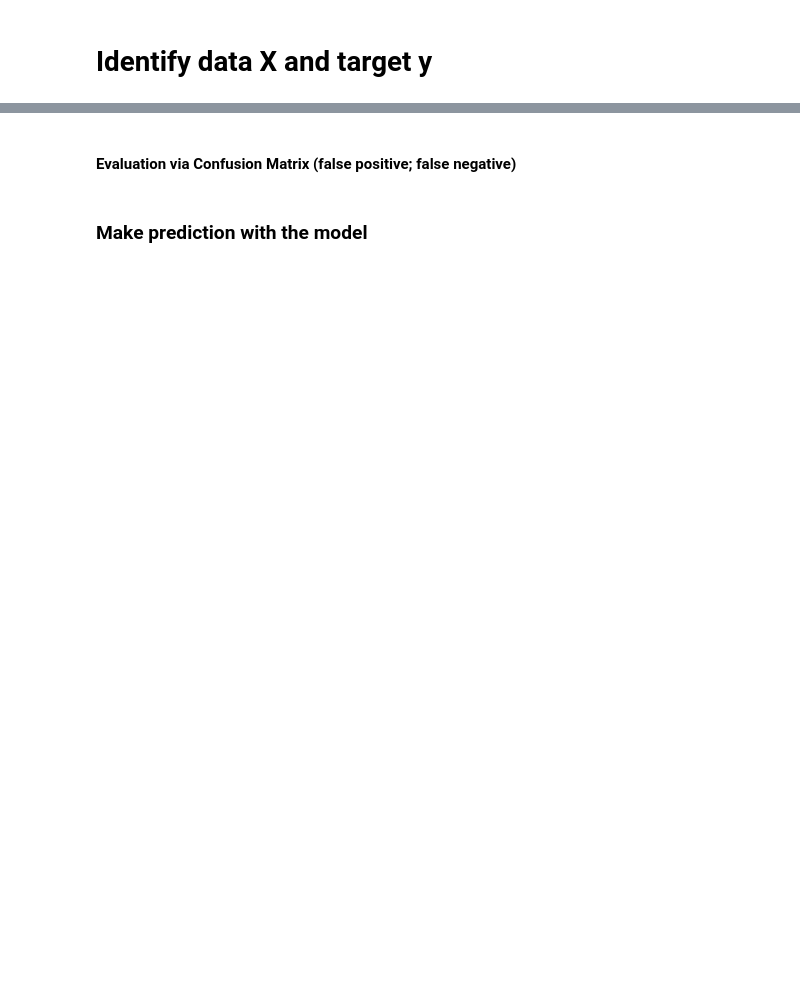
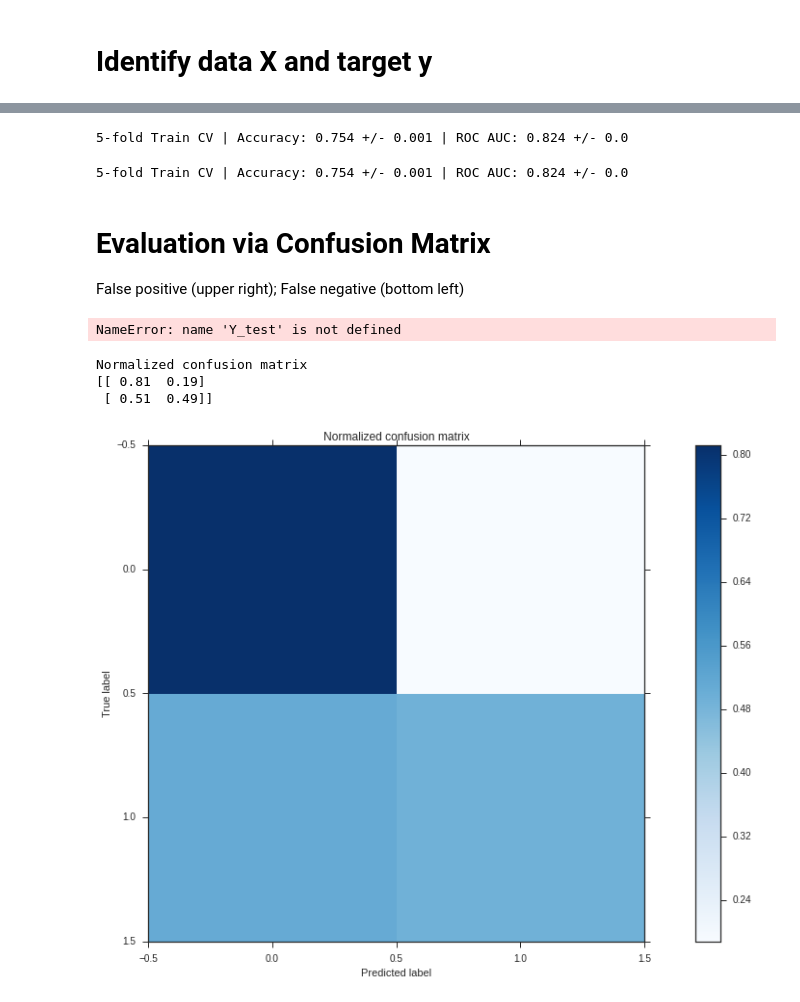
Before and after one commit to xun-tang/pyladies_jupyter_demo, a Jupyter notebook: Predict_Review_Five_Star_Rating.ipynb, the cells around one changed output, grey strips where cells are left out. Cells and saved outputs as stored; diff of their text form; code cells hidden in the pictures; blank space fills up the shorter version.

```diff
--- a/Predict_Review_Five_Star_Rating.ipynb
+++ b/Predict_Review_Five_Star_Rating.ipynb
@@ -254,9 +301,8 @@ X_test_scaled = scaler.transform(X_test)
 # %%
 from sklearn import linear_model
+from sklearn.cross_validation import StratifiedKFold
 
 # Build model using default parameter values
 lrc = linear_model.LogisticRegression()
-
-# cross-validation
-cv = StratifiedKFold(y, n_folds=5, shuffle=True)
-training_score(lrc, X_train_scaled, y, cv)
+# %% [output]
+5-fold Train CV | Accuracy: 0.754 +/- 0.001 | ROC AUC: 0.824 +/- 0.0
@@ -263,39 +312,56 @@ training_score(lrc, X_train_scaled, y, cv)
+# %%
+# print cross-validation scores
+training_score(
+    est=lrc,
+    X=X_train_scaled,
+    y=y_train,
+    cv=cv,
+)
+# %% [output]
+5-fold Train CV | Accuracy: 0.754 +/- 0.001 | ROC AUC: 0.824 +/- 0.0
 # %% [markdown]
-#### Evaluation via Confusion Matrix (false positive; false negative)
+# Evaluation via Confusion Matrix
+False positive (upper right);
+False negative (bottom left)
+# %%
+# Compute confusion matrix
+import matplotlib.pyplot as plt
+from sklearn.cross_validation import train_test_split
+from sklearn.metrics import confusion_matrix
+
+def plot_confusion_matrix(cm, title='Confusion matrix', cmap=plt.cm.Blues):
+    plt.imshow(cm, interpolation='nearest', cmap=cmap)
+    plt.title(title)
+    plt.colorbar()
+    plt.tight_layout()
+    plt.ylabel('True label')
+    plt.xlabel('Predicted label')
+
+# Run classifier
+lrc_fit = lrc.fit(X_train_scaled, y_train)
+y_pred = lrc_fit.predict(X_test_scaled)
+cm = confusion_matrix(y_test, y_pred)
+# %% [output]
+NameError: name 'Y_test' is not defined
 # %%
-# Compute confusion matrix
-import matplotlib.pyplot as plt
-from sklearn.cross_validation import train_test_split
-from sklearn.metrics import confusion_matrix
-
-def plot_confusion_matrix(cm, title='Confusion matrix', cmap=plt.cm.Blues):
-    plt.imshow(cm, interpolation='nearest', cmap=cmap)
-    plt.title(title)
-    plt.colorbar()
-    plt.tight_layout()
-    plt.ylabel('True label')
-    plt.xlabel('Predicted label')
-
-# Split the data into a training set and a test set
-X_train, X_test, Y_train, Y_test = train_test_split(X, y)
-
-# Run classifier
-Y_pred = lrc.fit(X_train, Y_train).predict(X_test)
-cm = confusion_matrix(Y_test, Y_pred)
-
+'''
 # Compute confusion matrix
 np.set_printoptions(precision=2)
 print('Confusion matrix, without normalization')
 print(cm)
 plt.figure()
 plot_confusion_matrix(cm)
+'''
 
 # Normalize the confusion matrix by row (i.e by the number of samples in each class)
 cm_normalized = cm.astype('float') / cm.sum(axis=1)[:, np.newaxis]
 print('Normalized confusion matrix')
 print(cm_normalized)
 plt.figure()
 plot_confusion_matrix(cm_normalized, title='Normalized confusion matrix')
 plt.show()
+# %% [output]
+Normalized confusion matrix
+[[ 0.81  0.19]
+ [ 0.51  0.49]]
+[figure, added]
-# %% [markdown]
-### Make prediction with the model
```
Also changed, not shown: parts of 28 cells of this notebook, 2 other files.
